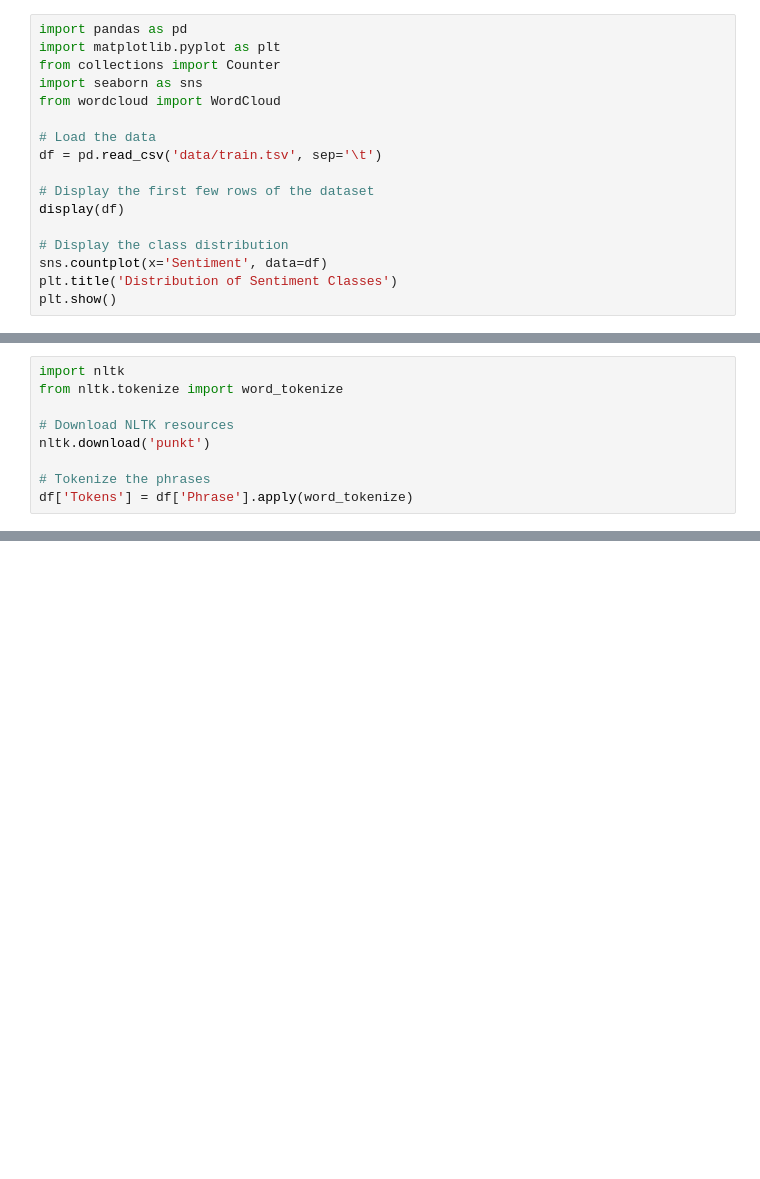
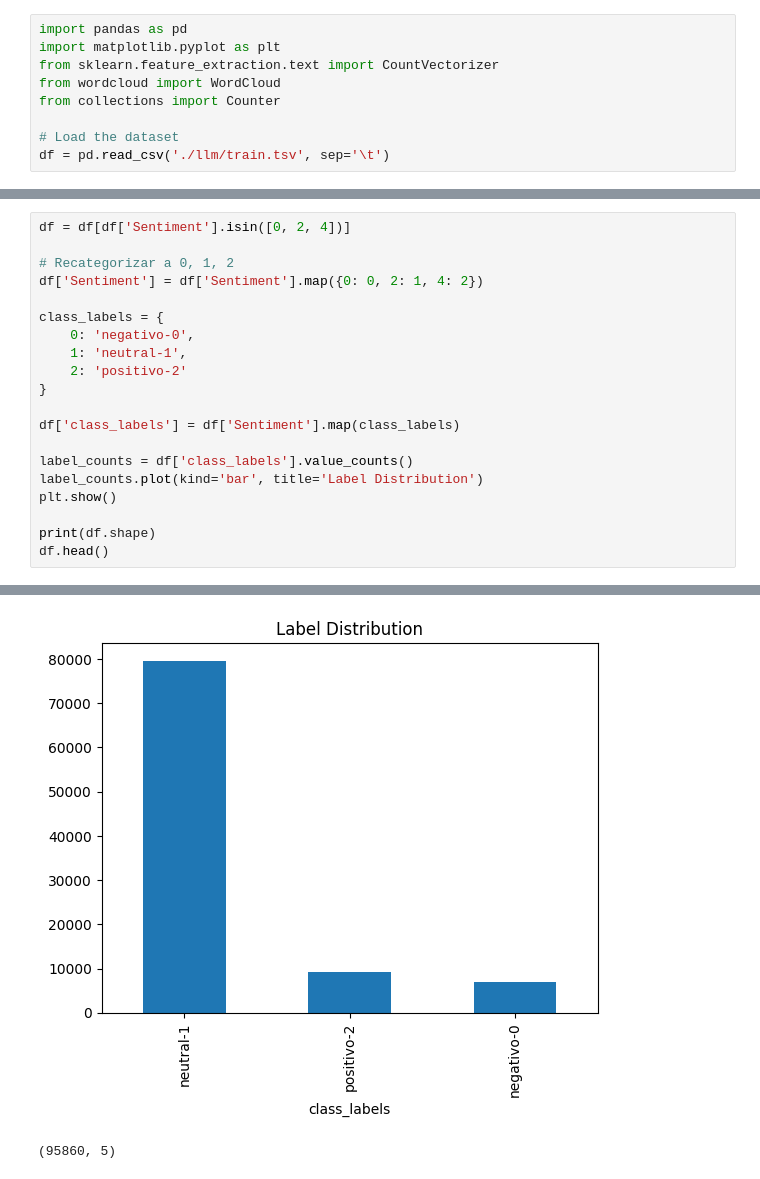
Before and after one commit to f3ar161/Machine-Learing, a Jupyter notebook: RNN_LSTM_GRU/RNN_LSTM_GRU.ipynb, the cells around one changed output, grey strips where cells are left out. Drawn from its saved outputs; the diff is of its cells as text; blank space fills up the shorter version.

```diff
--- a/RNN_LSTM_GRU/RNN_LSTM_GRU.ipynb
+++ b/RNN_LSTM_GRU/RNN_LSTM_GRU.ipynb
@@ -9,17 +7,9 @@ Do a quick EDA that highlights some of the common texts used for each type of re
 # %%
 import pandas as pd
 import matplotlib.pyplot as plt
+from sklearn.feature_extraction.text import CountVectorizer
+from wordcloud import WordCloud
 from collections import Counter
-import seaborn as sns
-from wordcloud import WordCloud
 
-# Load the data
-df = pd.read_csv('data/train.tsv', sep='\t')
-
-# Display the first few rows of the dataset
-display(df)
-
-# Display the class distribution
-sns.countplot(x='Sentiment', data=df)
-plt.title('Distribution of Sentiment Classes')
-plt.show()
+# Load the dataset
+df = pd.read_csv('./llm/train.tsv', sep='\t')
@@ -71,9 +15,0 @@ Tokenize all the movie review texts
-# %%
-import nltk
-from nltk.tokenize import word_tokenize
-
-# Download NLTK resources
-nltk.download('punkt')
-
-# Tokenize the phrases
-df['Tokens'] = df['Phrase'].apply(word_tokenize)
@@ -100,0 +23,21 @@ display(df[['Phrase', 'Tokens']])
+# %%
+df = df[df['Sentiment'].isin([0, 2, 4])]
+
+# Recategorizar a 0, 1, 2
+df['Sentiment'] = df['Sentiment'].map({0: 0, 2: 1, 4: 2})
+
+class_labels = {
+    0: 'negativo-0',
+    1: 'neutral-1',
+    2: 'positivo-2'
+}
+
+df['class_labels'] = df['Sentiment'].map(class_labels)
+
+label_counts = df['class_labels'].value_counts()
+label_counts.plot(kind='bar', title='Label Distribution')
+plt.show()
+
+print(df.shape)
+df.head()
+# %% [output]
@@ -100,0 +54,2 @@ display(df[['Phrase', 'Tokens']])
+[figure, added]
+(95860, 5)
```
Also changed, not shown: parts of 46 cells of this notebook.
